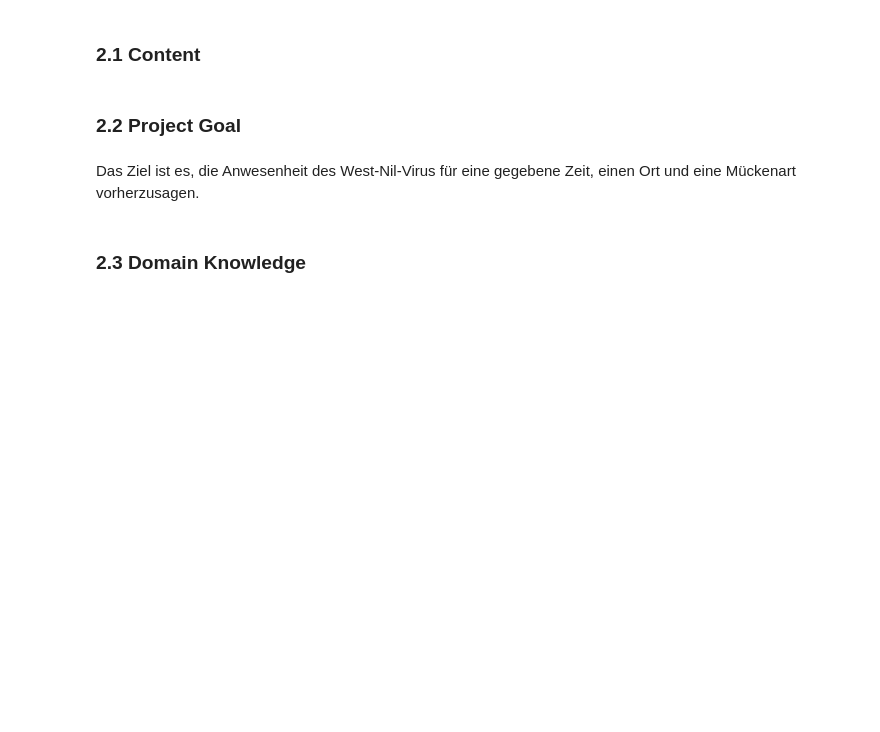
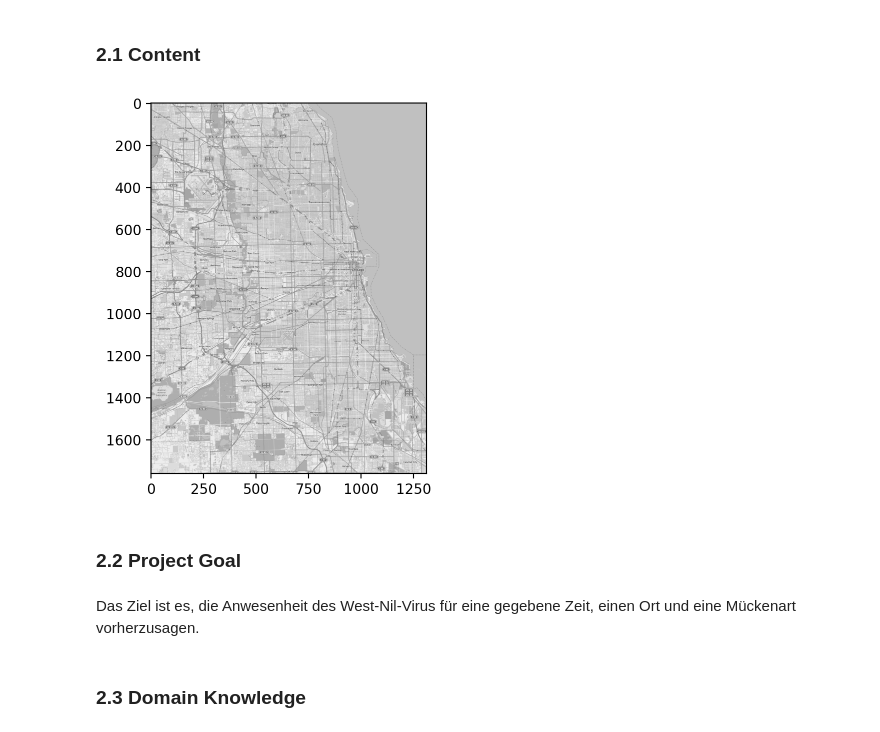
Before and after one commit to NilsLeo/WNV-prediction-model, a Jupyter notebook: Bearbeitung.ipynb, the cells around one changed output. Cells and saved outputs as stored; diff of their text form; code cells hidden in the pictures; blank space fills up the shorter version.

```diff
--- a/Bearbeitung.ipynb
+++ b/Bearbeitung.ipynb
@@ -281,6 +303,15 @@ Die Vorhersage des West-Nil-Virus (WNV) in Chicago ist entscheidend, um Ressourc
 ![image.png](attachment:image.png)
 # %% [markdown]
 ### 2.1 Content
+# %%
+import numpy as np
+import matplotlib.pyplot as plt
+
+mapdata = np.loadtxt("./data/mapdata_copyright_openstreetmap_contributors.txt")
+plt.imshow(mapdata, cmap = plt.get_cmap('gray'))
+plt.savefig('map.png')
+# %% [output]
+[figure, added]
 # %% [markdown]
 ### 2.2 Project Goal
 # %% [markdown]
```
Also changed, not shown: parts of 58 cells of this notebook, 12 other files.
